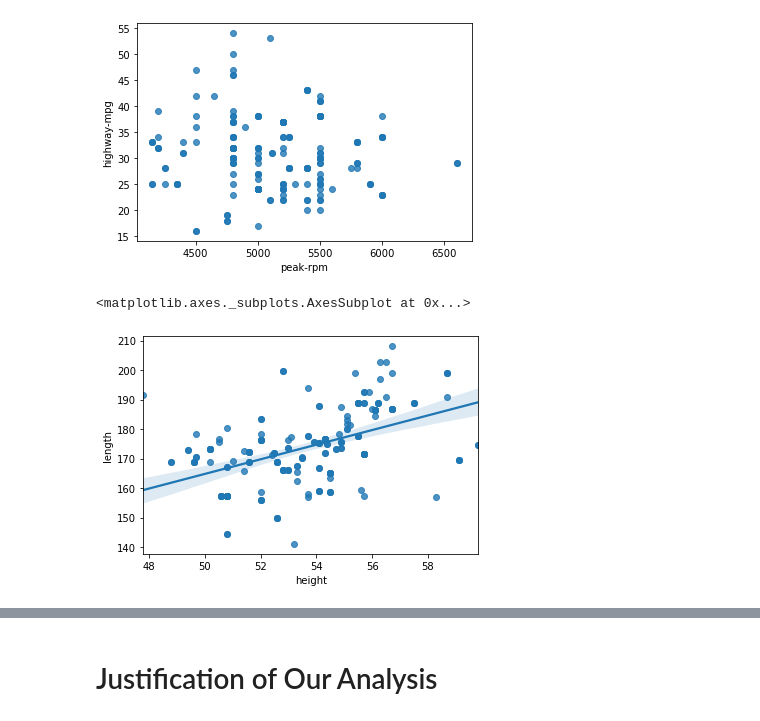
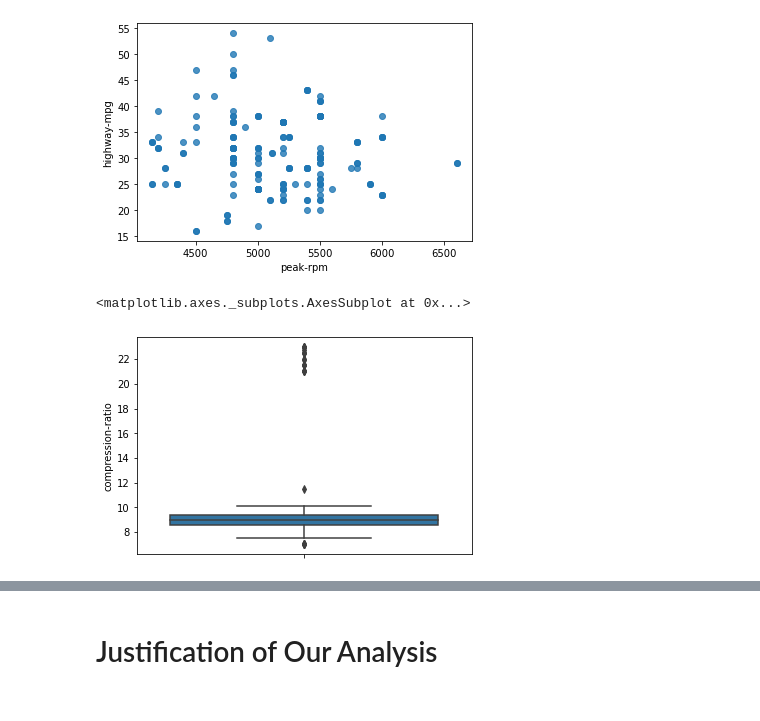
Before and after one commit to Nithishkumar13/Data-Analysis-Challenge, a Jupyter notebook: Data analysis.ipynb, the cells around one changed output, grey strips where cells are left out. Saved outputs shown, nothing was run; the diff lists cells and outputs as text; code cells hidden in the pictures.

```diff
--- a/Data analysis.ipynb
+++ b/Data analysis.ipynb
@@ -582,8 +589,8 @@ sns.regplot(x=df['peak-rpm'],y=df['highway-mpg'],fit_reg=False)
 # %% [output]
 <matplotlib.axes._subplots.AxesSubplot at 0x...>
 [figure]
-# %%
-sns.regplot(x=df['height'],y=df['length'])
-# %% [output]
-<matplotlib.axes._subplots.AxesSubplot at 0x...>
-[figure, removed]
+# %%
+sns.boxplot(y=df['compression-ratio'])
+# %% [output]
+<matplotlib.axes._subplots.AxesSubplot at 0x...>
+[figure, added]
```
Also changed, not shown: parts of 15 cells of this notebook.
